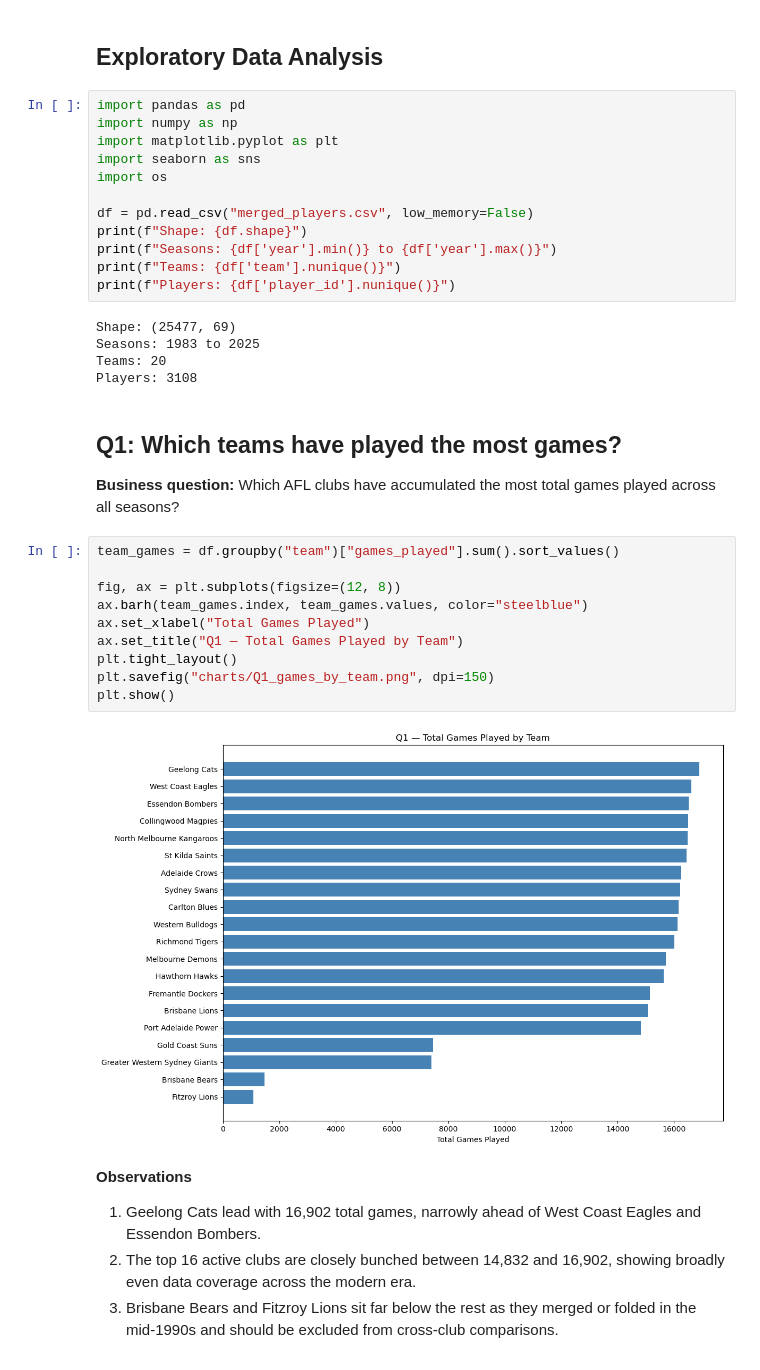
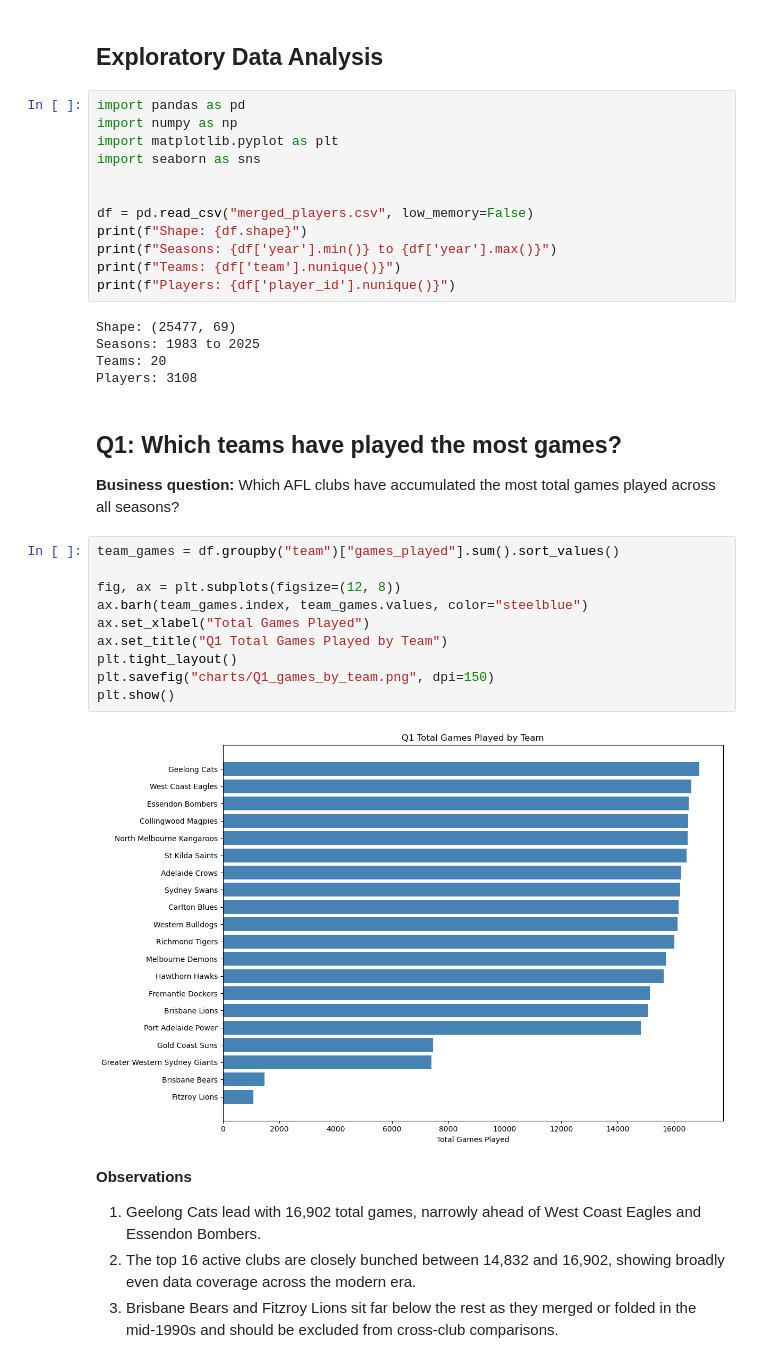
Before and after one commit to Dev-Squad-2-0/rania-shoaib, a Jupyter notebook: Week-1/Day-7/EDA_AFL.ipynb, the cells around one changed output. Saved outputs shown, nothing was run; the diff lists cells and outputs as text.

```diff
--- a/Week-1/Day-7/EDA_AFL.ipynb
+++ b/Week-1/Day-7/EDA_AFL.ipynb
@@ -5,7 +5,7 @@ import pandas as pd
 import numpy as np
 import matplotlib.pyplot as plt
 import seaborn as sns
-import os
+
 
 df = pd.read_csv("merged_players.csv", low_memory=False)
 print(f"Shape: {df.shape}")
@@ -24,15 +24,15 @@ Players: 3108
 # %%
 team_games = df.groupby("team")["games_played"].sum().sort_values()
 
 fig, ax = plt.subplots(figsize=(12, 8))
 ax.barh(team_games.index, team_games.values, color="steelblue")
 ax.set_xlabel("Total Games Played")
-ax.set_title("Q1 — Total Games Played by Team")
+ax.set_title("Q1 Total Games Played by Team")
 plt.tight_layout()
 plt.savefig("charts/Q1_games_by_team.png", dpi=150)
 plt.show()
 # %% [output]
-[figure, old version]
+[figure, new version]
 # %% [markdown]
 **Observations**
 1. Geelong Cats lead with 16,902 total games, narrowly ahead of West Coast Eagles and Essendon Bombers.
```
Also changed, not shown: parts of 6 cells of this notebook, 7 other files.
